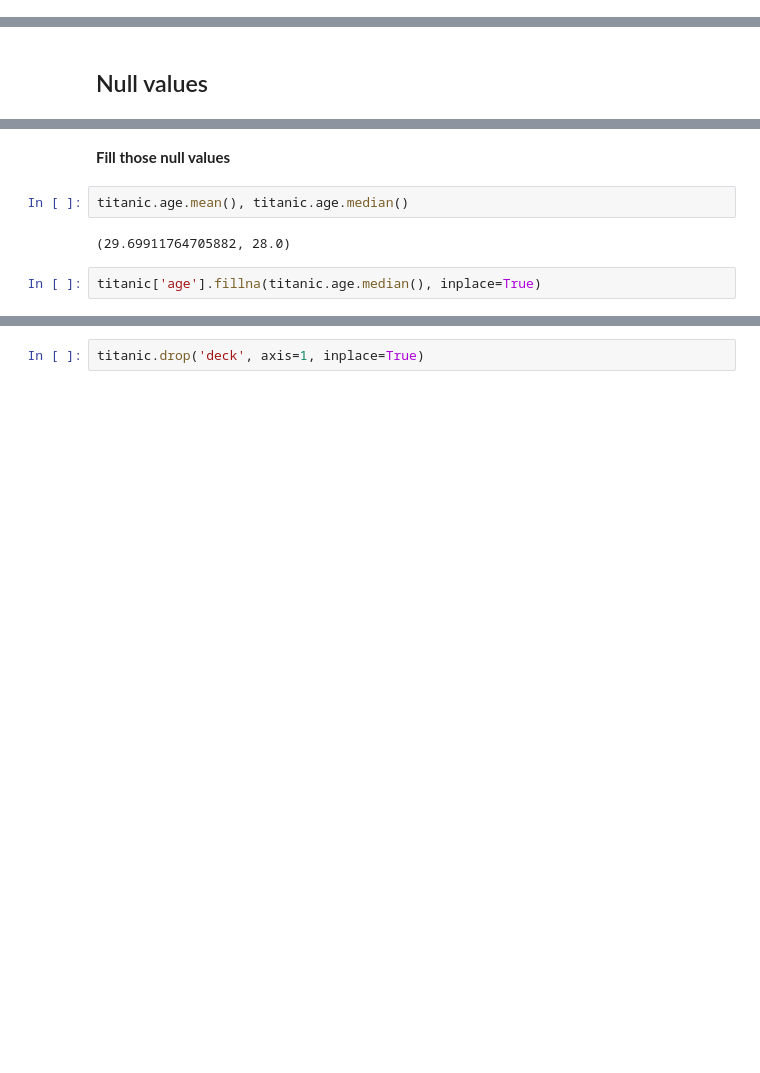
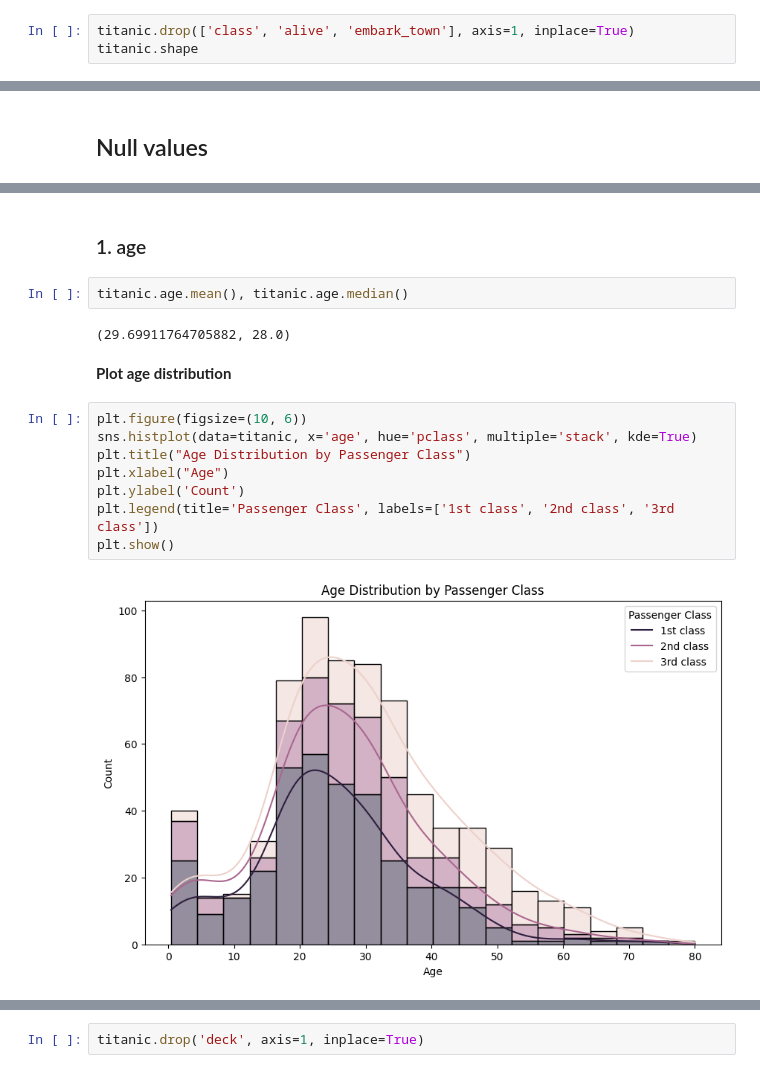
Before and after one commit to The-SP/ML-Code-Collection, a Jupyter notebook: Titanic/titanic.ipynb, the cells around one changed output, grey strips where cells are left out. Drawn from its saved outputs; the diff is of its cells as text; blank space fills up the shorter version.

```diff
--- a/Titanic/titanic.ipynb
+++ b/Titanic/titanic.ipynb
@@ -36,0 +60,3 @@ memory usage: 80.7+ KB
+# %%
+titanic.drop(['class', 'alive', 'embark_town'], axis=1, inplace=True)
+titanic.shape
@@ -57,9 +82,19 @@ alone            0
 dtype: int64
-# %% [markdown]
-**Fill those null values**
+# %% [markdown]
+### 1. age
 # %%
 titanic.age.mean(), titanic.age.median()
 # %% [output]
 (29.69911764705882, 28.0)
-# %%
-titanic['age'].fillna(titanic.age.median(), inplace=True)
+# %% [markdown]
+**Plot age distribution**
+# %%
+plt.figure(figsize=(10, 6))
+sns.histplot(data=titanic, x='age', hue='pclass', multiple='stack', kde=True)
+plt.title("Age Distribution by Passenger Class")
+plt.xlabel("Age")
+plt.ylabel('Count')
+plt.legend(title='Passenger Class', labels=['1st class', '2nd class', '3rd class'])
+plt.show()
+# %% [output]
+[figure, added]
```
Also changed, not shown: parts of 45 cells of this notebook.
